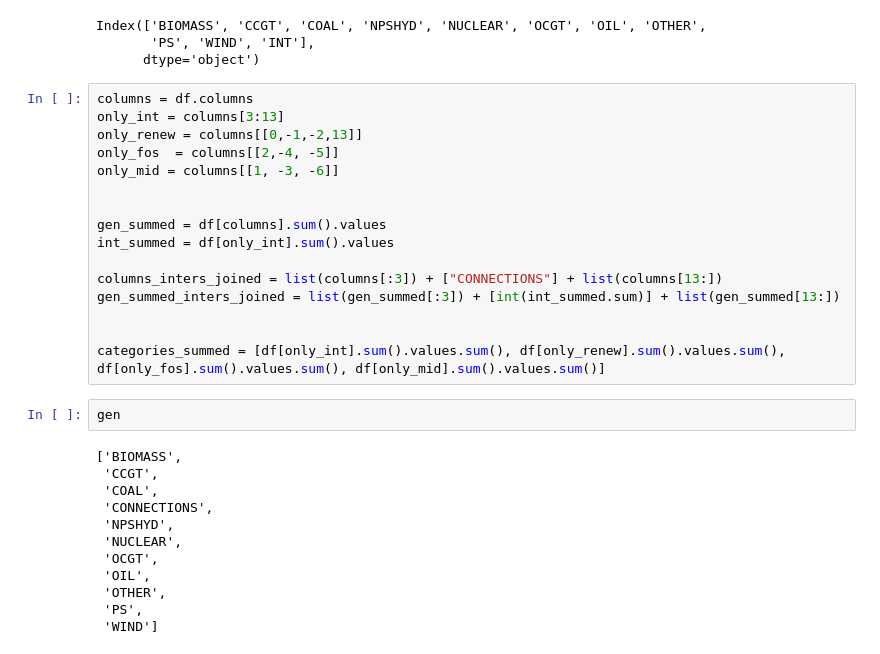
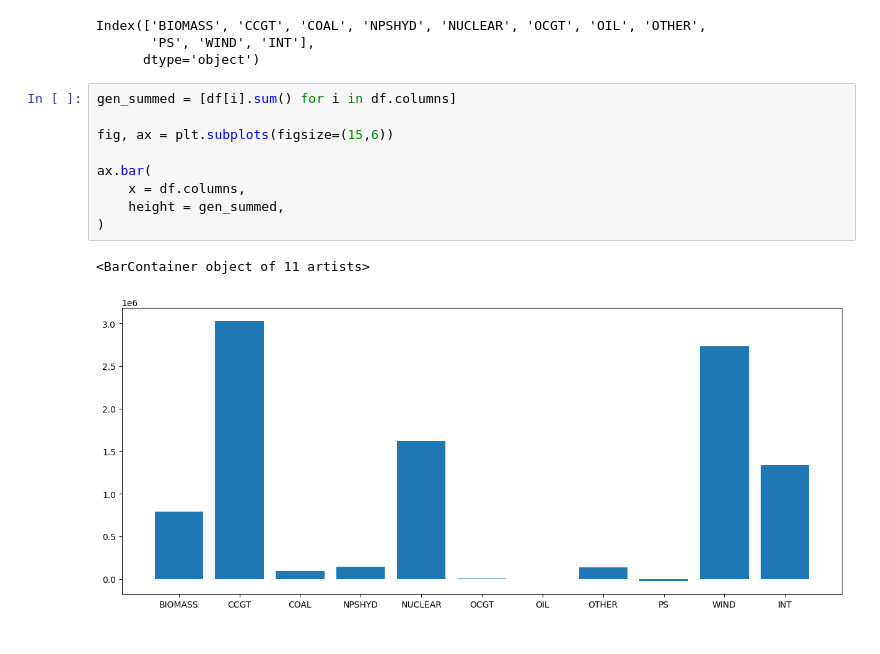
Before and after one commit to theglassofwater/Electricity, a Jupyter notebook: energy_mix/energy_mix_analysis.ipynb, the cells around one changed output. Drawn from its saved outputs; the diff is of its cells as text.

```diff
--- a/energy_mix/energy_mix_analysis.ipynb
+++ b/energy_mix/energy_mix_analysis.ipynb
@@ -21,33 +21,15 @@ df.columns
 Index(['BIOMASS', 'CCGT', 'COAL', 'NPSHYD', 'NUCLEAR', 'OCGT', 'OIL', 'OTHER',
        'PS', 'WIND', 'INT'],
       dtype='object')
-# %%
-columns = df.columns
-only_int = columns[3:13]
-only_renew = columns[[0,-1,-2,13]]
-only_fos  = columns[[2,-4, -5]]
-only_mid = columns[[1, -3, -6]]
-
-
-gen_summed = df[columns].sum().values
-int_summed = df[only_int].sum().values
-
-columns_inters_joined = list(columns[:3]) + ["CONNECTIONS"] + list(columns[13:])
-gen_summed_inters_joined = list(gen_summed[:3]) + [int(int_summed.sum)] + list(gen_summed[13:])
-
-
-categories_summed = [df[only_int].sum().values.sum(), df[only_renew].sum().values.sum(), df[only_fos].sum().values.sum(), df[only_mid].sum().values.sum()]
-# %%
-gen
-# %% [output]
-['BIOMASS',
- 'CCGT',
- 'COAL',
- 'CONNECTIONS',
- 'NPSHYD',
- 'NUCLEAR',
- 'OCGT',
- 'OIL',
- 'OTHER',
- 'PS',
- 'WIND']
+# %%
+gen_summed = [df[i].sum() for i in df.columns]
+
+fig, ax = plt.subplots(figsize=(15,6))
+
+ax.bar(
+    x = df.columns,
+    height = gen_summed,
+)
+# %% [output]
+<BarContainer object of 11 artists>
+[figure, added]
```
Also changed, not shown: parts of 2 cells of this notebook, 2 other files.
